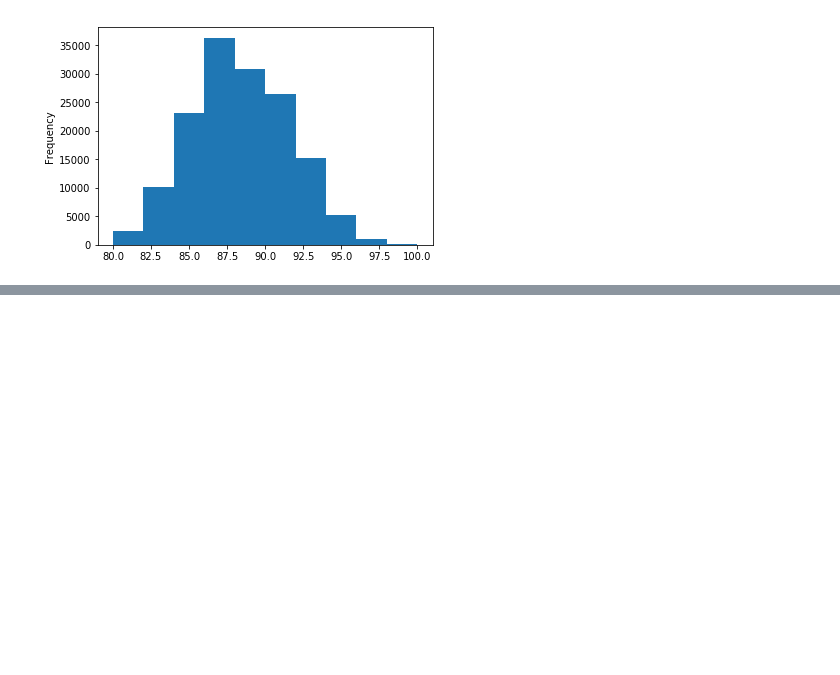
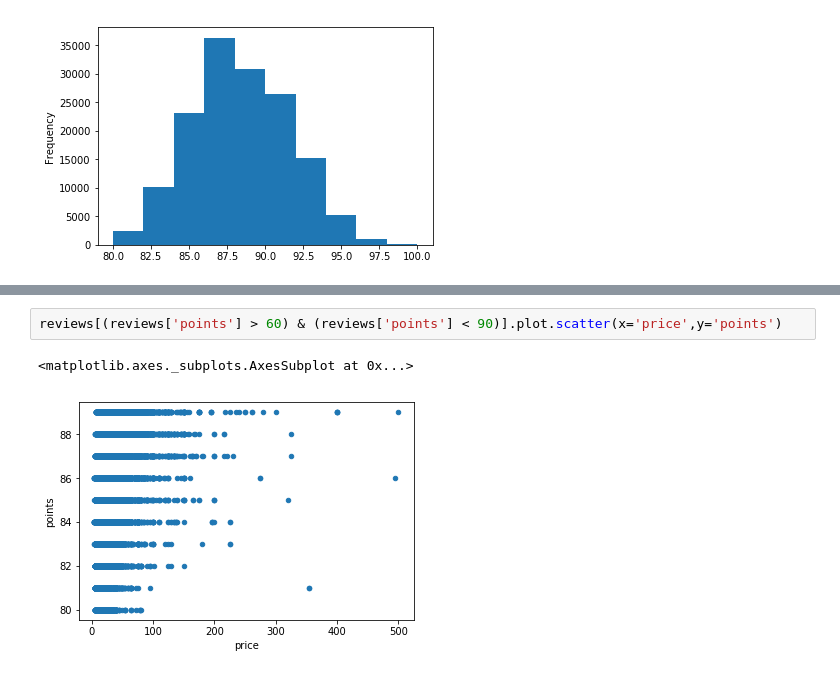
Before and after one commit to animesh371/MachineLearning, a Jupyter notebook: DataVisualization/Visualizing Wine data set.ipynb, the cells around one changed output, grey strips where cells are left out. Drawn from its saved outputs; the diff is of its cells as text; blank space fills up the shorter version.

```diff
--- a/DataVisualization/Visualising Wine data set.ipynb
+++ b/DataVisualization/Visualizing Wine data set.ipynb
@@ -75,0 +91,5 @@ reviews['points'].plot.hist()
+# %%
+reviews[(reviews['points'] > 60) & (reviews['points'] < 90)].plot.scatter(x='price',y='points')
+# %% [output]
+<matplotlib.axes._subplots.AxesSubplot at 0x...>
+[figure, added]
```
Also changed, not shown: parts of 8 cells of this notebook.
